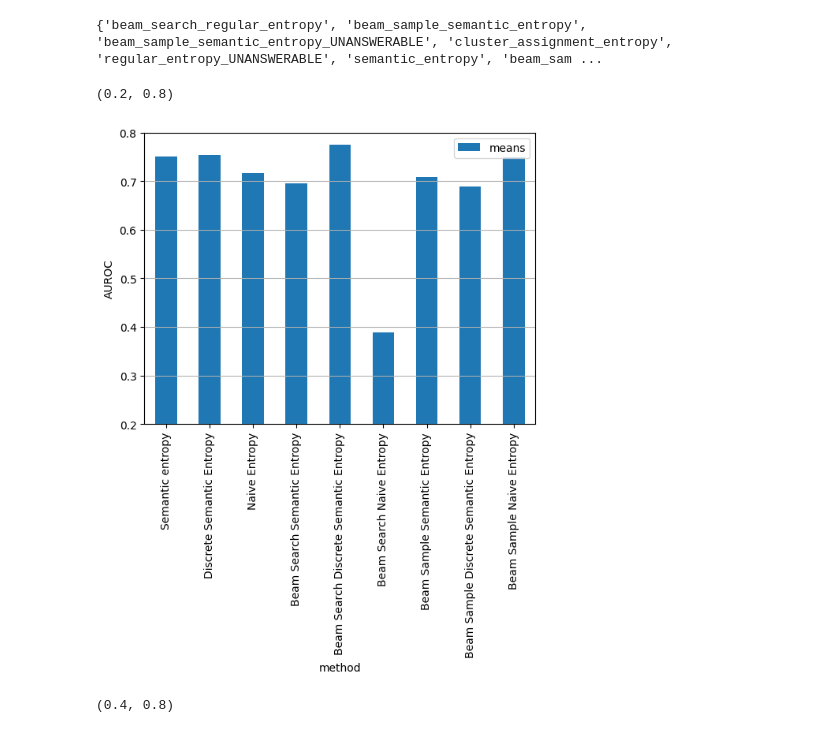
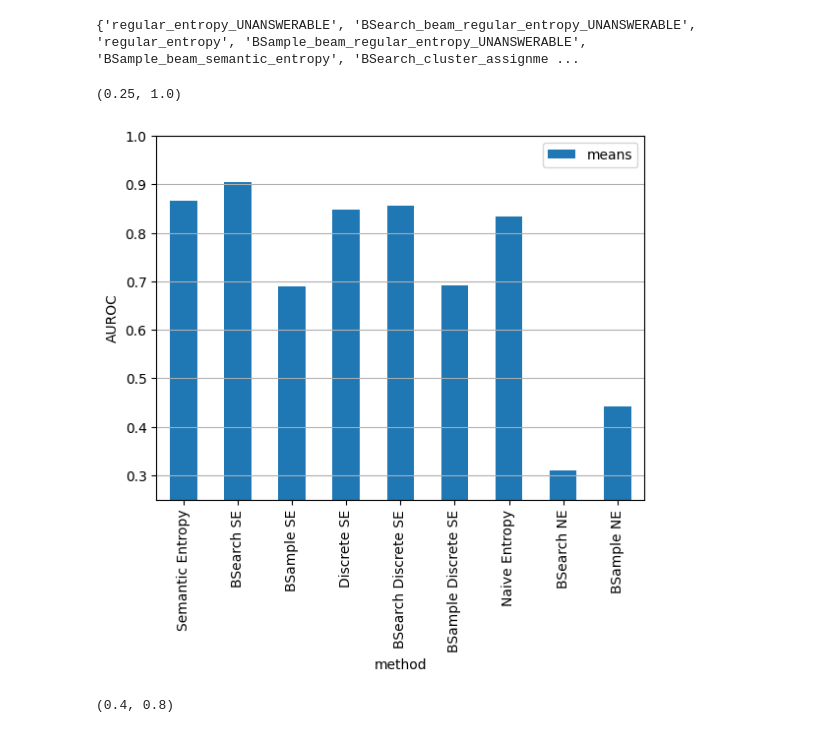
Before and after one commit to Areebol/semantic_uncertainty, a Jupyter notebook: notebooks/tmp.ipynb, the cells around one changed output. Drawn from its saved outputs; the diff is of its cells as text; code cells hidden in the pictures.

```diff
--- a/notebooks/tmp.ipynb
+++ b/notebooks/tmp.ipynb
@@ -33,34 +33,53 @@ def get_uncertainty_df(metrics):
             data.append([method, metric, mean])
     df = pd.DataFrame(data, columns=['method', 'metric', 'means'])
     print(set(df['method']))
-    main_methods = ['semantic_entropy', 'cluster_assignment_entropy', 'regular_entropy',
-                    'beam_search_semantic_entropy','beam_search_cluster_assignment_entropy','beam_search_regular_entropy',
-                    'beam_sample_semantic_entropy','beam_sample_cluster_assignment_entropy','beam_sample_regular_entropy']
+    main_methods = ['semantic_entropy',
+                    'BSearch_beam_semantic_entropy',
+                    'BSample_beam_semantic_entropy',
+                    'cluster_assignment_entropy',
+                    'BSearch_cluster_assignment_entropy',
+                    'BSample_cluster_assignment_entropy',
+                    'regular_entropy',
+                    'BSearch_beam_regular_entropy',
+                    'BSample_beam_regular_entropy',
+                    # 'p_false',
+                    # 'p_ik'
+                    ]
     df = df.set_index('method').loc[main_methods].reset_index()
-    main_names = ['Semantic entropy', 'Discrete Semantic Entropy', 'Naive Entropy',
-                  'Beam Search Semantic Entropy','Beam Search Discrete Semantic Entropy', 'Beam Search Naive Entropy',
-                  'Beam Sample Semantic Entropy','Beam Sample Discrete Semantic Entropy', 'Beam Sample Naive Entropy']
+    main_names = ['Semantic Entropy',
+                  'BSearch SE',
+                  'BSample SE',
+                  'Discrete SE',
+                  'BSearch Discrete SE',
+                  'BSample Discrete SE',
+                  'Naive Entropy',
+                  'BSearch NE',
+                  'BSample NE',
+                #   'p(True)',
+                #   'Embedding Regression'
+                  ]
     conversion = dict(zip(main_methods, main_names))
     df['method'] = df.method.map(lambda x: conversion[x])
     return df
 # %%
 # wandb_id = '2c1j1na9' # llama2-7b
 # wandb_id = 'h8rgt8in' # llama2-7b-chat
-wandb_id = 'e8p0crkq'
+# wandb_id = 'o7fu1gav'
+wandb_id = 'zkazjkfd'
 if wandb_id == 'YOUR_ID':
     raise ValueError('Need to provide wandb_id of demo run!')
 results = restore_file(wandb_id)
 unc_df = get_uncertainty_df(results)
 
 metric = 'AUROC'
 unc_df.set_index('metric').loc[metric].plot.bar(x='method', y='means')
 plt.gca().set_ylabel(metric)
 plt.gca().grid(axis='y')
-plt.gca().set_ylim(0.2, 0.8)
+plt.gca().set_ylim(0.25, 1.0)
 # %% [output]
-{'beam_search_regular_entropy', 'beam_sample_semantic_entropy', 'beam_sample_semantic_entropy_UNANSWERABLE', 'cluster_assignment_entropy', 'regular_entropy_UNANSWERABLE', 'semantic_entropy', 'beam_sam ...
+{'regular_entropy_UNANSWERABLE', 'BSearch_beam_regular_entropy_UNANSWERABLE', 'regular_entropy', 'BSample_beam_regular_entropy_UNANSWERABLE', 'BSample_beam_semantic_entropy', 'BSearch_cluster_assignme ...
-(0.2, 0.8)
+(0.25, 1.0)
-[figure, old version]
+[figure, new version]
 # %%
 metric = 'area_under_thresholded_accuracy'
 unc_df.set_index('metric').loc[metric].plot.bar(x='method', y='means')
```
Also changed, not shown: 6 other files.
